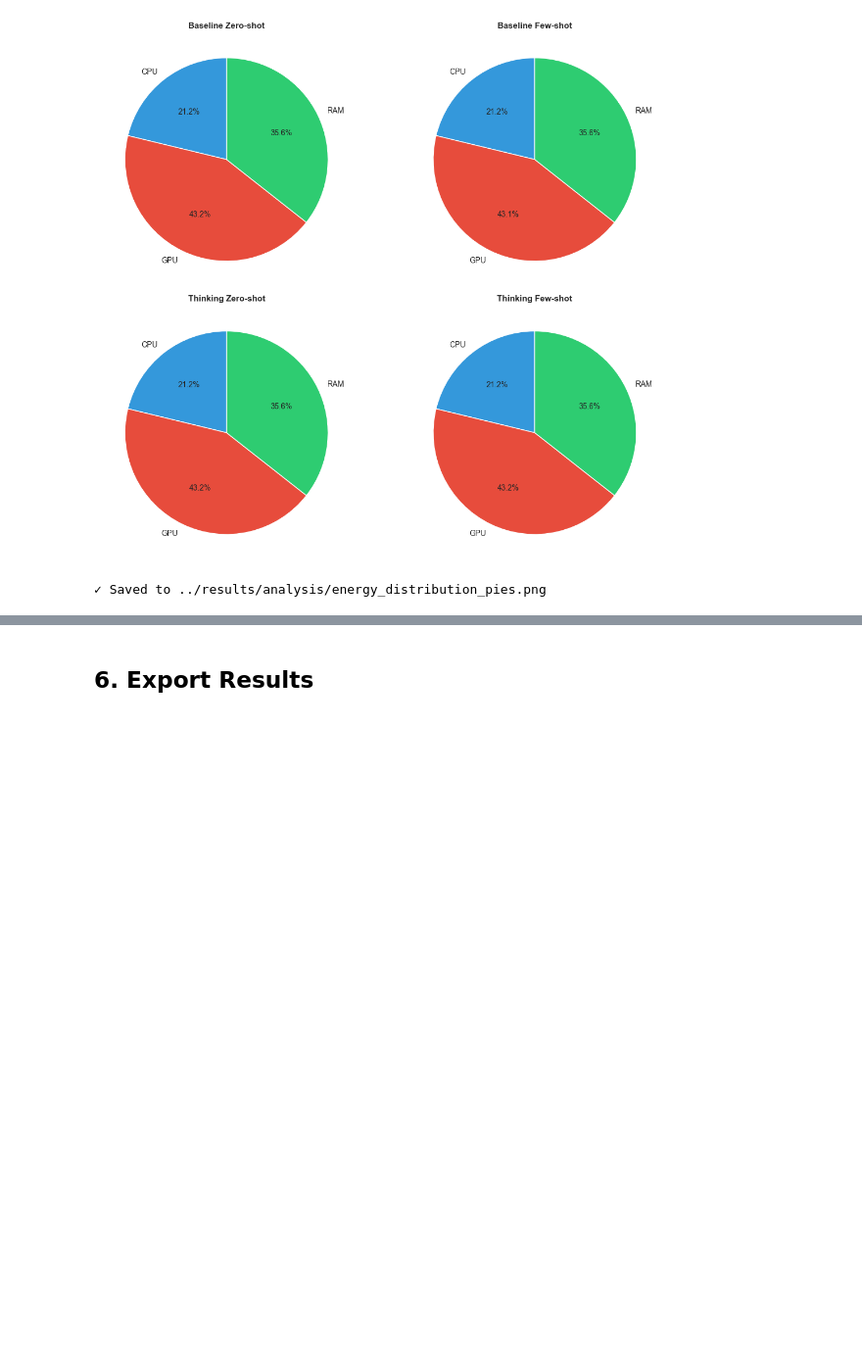
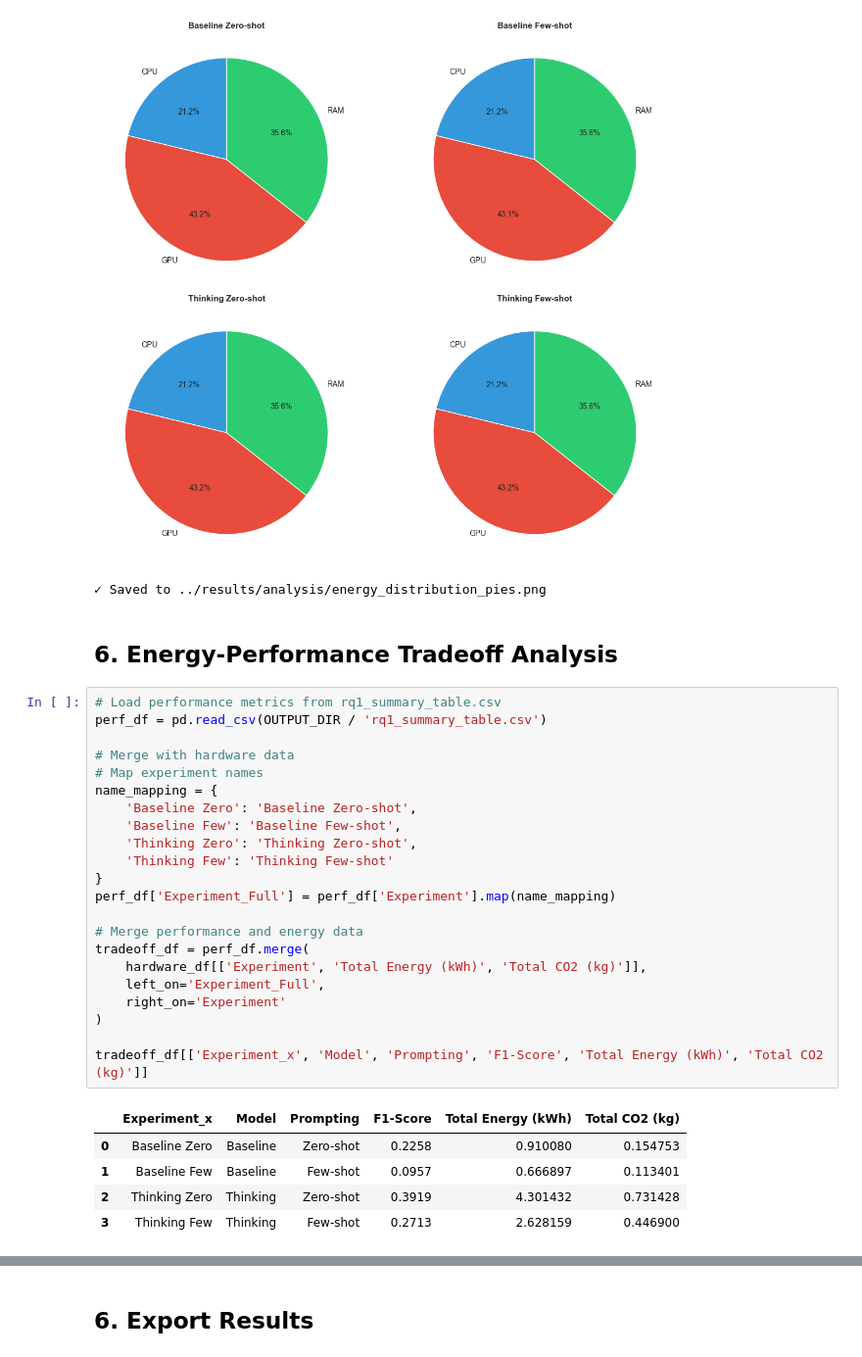
Before and after one commit to unused1/agent-green, a Jupyter notebook: notebooks/rq1_codecarbon_analysis.ipynb, the cells around one changed output, grey strips where cells are left out. Shown: that part at 98% size. Cells and saved outputs as stored; diff of their text form; blank space fills up the shorter version.

```diff
--- a/notebooks/rq1_codecarbon_analysis.ipynb
+++ b/notebooks/rq1_codecarbon_analysis.ipynb
@@ -415,3 +415,33 @@ print(f"✓ Saved to {OUTPUT_DIR / 'energy_distribution_pies.png'}")
 # %% [output]
 [figure]
 ✓ Saved to ../results/analysis/energy_distribution_pies.png
+# %% [markdown]
+## 6. Energy-Performance Tradeoff Analysis
+# %%
+# Load performance metrics from rq1_summary_table.csv
+perf_df = pd.read_csv(OUTPUT_DIR / 'rq1_summary_table.csv')
+
+# Merge with hardware data
+# Map experiment names
+name_mapping = {
+    'Baseline Zero': 'Baseline Zero-shot',
+    'Baseline Few': 'Baseline Few-shot',
+    'Thinking Zero': 'Thinking Zero-shot',
+    'Thinking Few': 'Thinking Few-shot'
+}
+perf_df['Experiment_Full'] = perf_df['Experiment'].map(name_mapping)
+
+# Merge performance and energy data
+tradeoff_df = perf_df.merge(
+    hardware_df[['Experiment', 'Total Energy (kWh)', 'Total CO2 (kg)']],
+    left_on='Experiment_Full',
+    right_on='Experiment'
+)
+
+tradeoff_df[['Experiment_x', 'Model', 'Prompting', 'F1-Score', 'Total Energy (kWh)', 'Total CO2 (kg)']]
+# %% [output]
+|  | Experiment_x | Model | Prompting | F1-Score | Total Energy (kWh) | Total CO2 (kg) |
+| 0 | Baseline Zero | Baseline | Zero-shot | 0.2258 | 0.910080 | 0.154753 |
+| 1 | Baseline Few | Baseline | Few-shot | 0.0957 | 0.666897 | 0.113401 |
+| 2 | Thinking Zero | Thinking | Zero-shot | 0.3919 | 4.301432 | 0.731428 |
+| 3 | Thinking Few | Thinking | Few-shot | 0.2713 | 2.628159 | 0.446900 |
```
Also changed, not shown: parts of 3 cells of this notebook, 2 other files.
